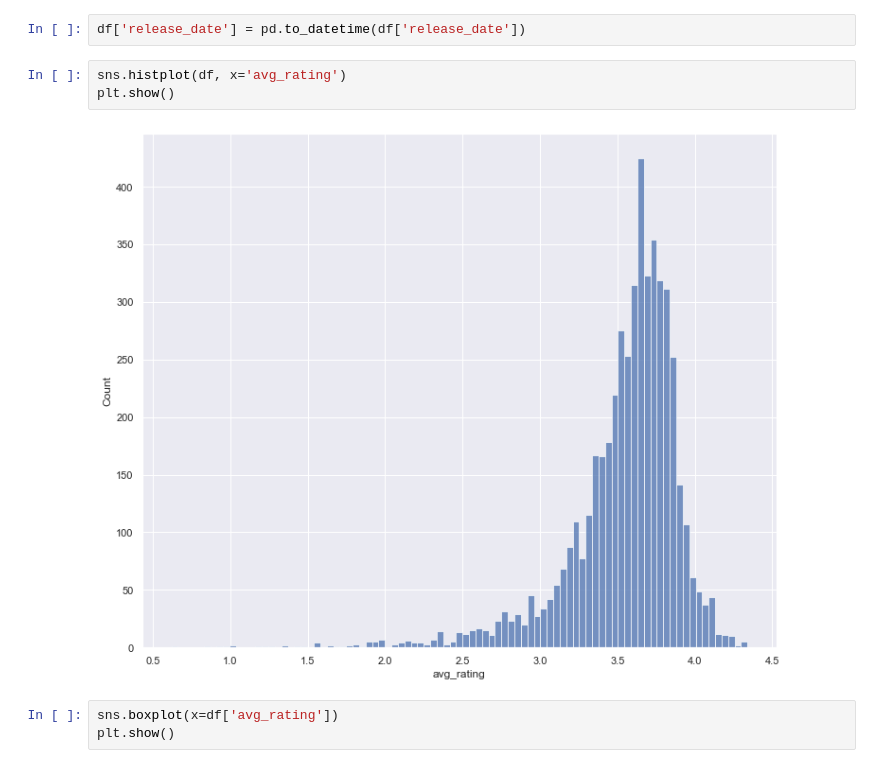
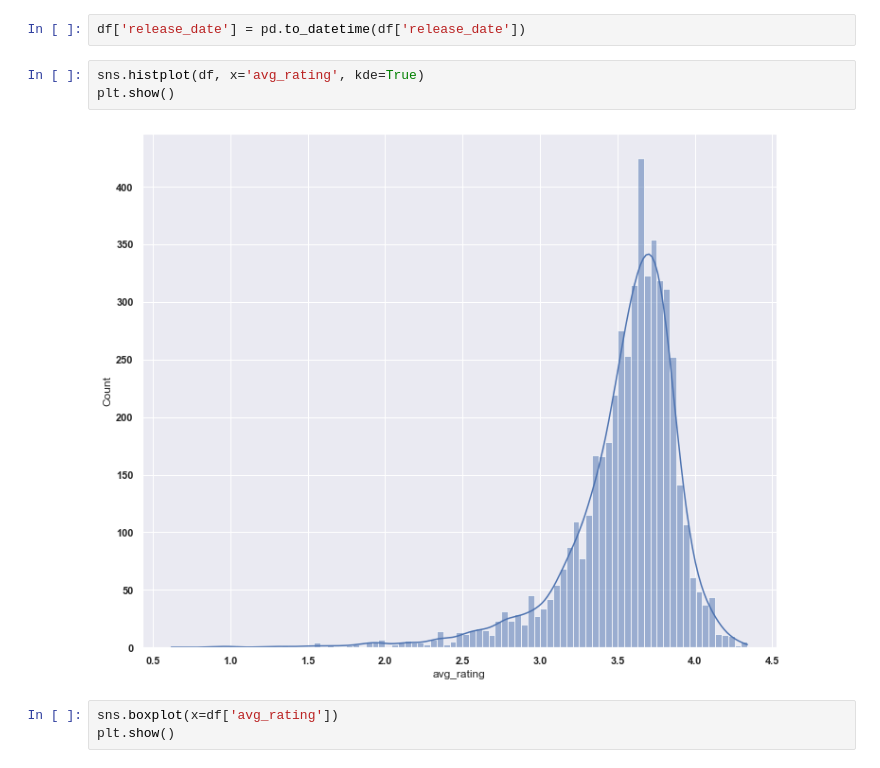
Before and after one commit to panierka/RymTop5000Albums, a Jupyter notebook: eda.ipynb, the cells around one changed output. Cells and saved outputs as stored; diff of their text form.

```diff
--- a/eda.ipynb
+++ b/eda.ipynb
@@ -59,10 +60,10 @@ dtype: object
 # %%
 df['release_date'] = pd.to_datetime(df['release_date'])
 # %%
-sns.histplot(df, x='avg_rating')
+sns.histplot(df, x='avg_rating', kde=True)
 plt.show()
 # %% [output]
-[figure, old version]
+[figure, new version]
 # %%
 sns.boxplot(x=df['avg_rating'])
 plt.show()
```
Also changed, not shown: parts of 16 cells of this notebook.
